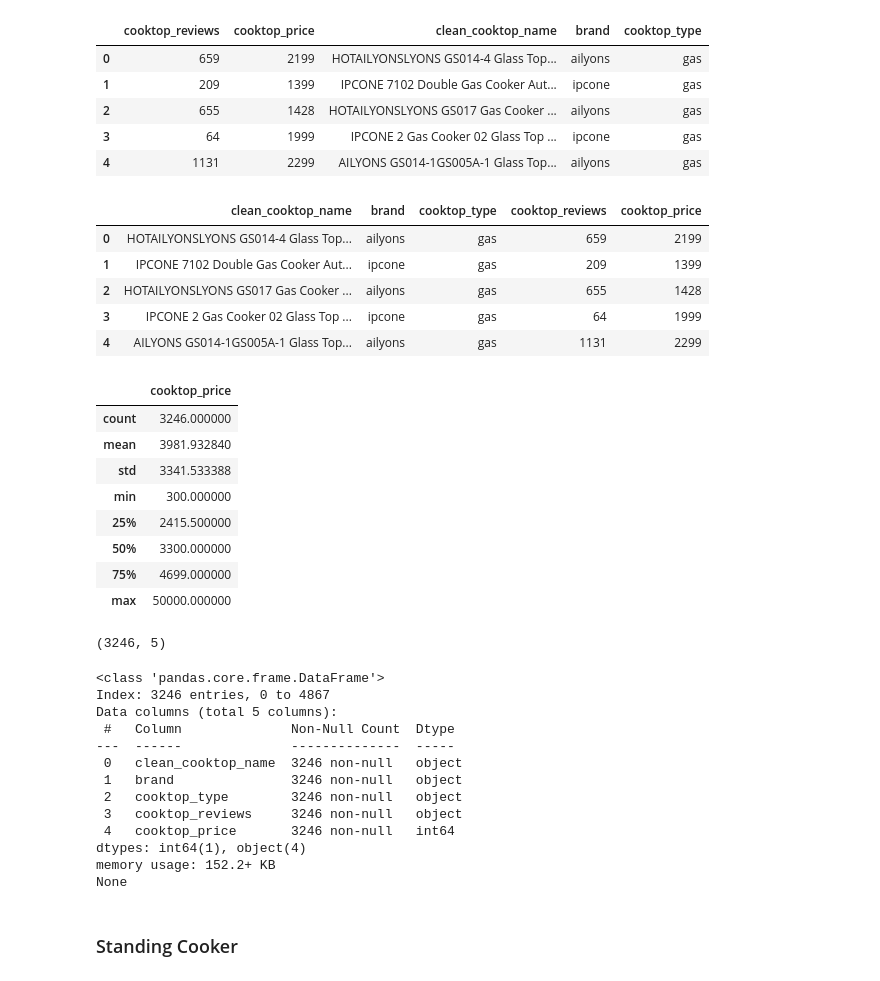
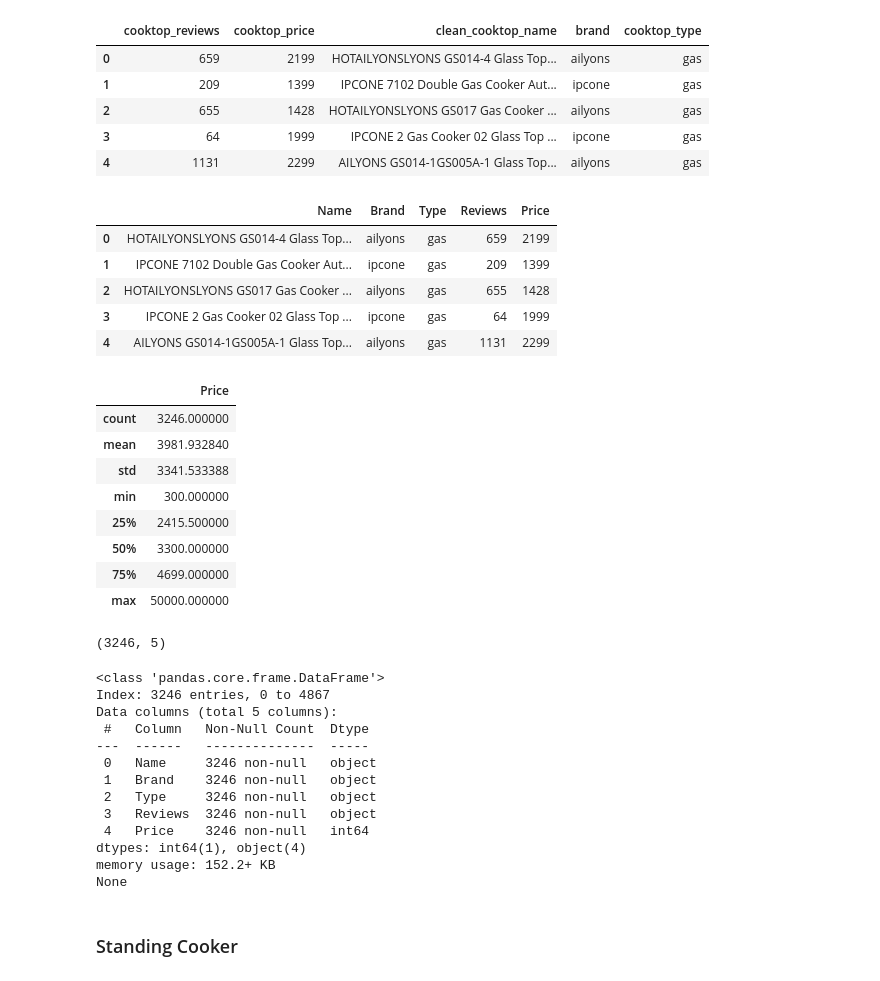
Before and after one commit to HannahMwende/E-commerce-products-analysis, a Jupyter notebook: cookers_cleaning.ipynb, the cells around one changed output. Saved outputs shown, nothing was run; the diff lists cells and outputs as text; code cells hidden in the pictures.

```diff
--- a/cookers_cleaning.ipynb
+++ b/cookers_cleaning.ipynb
@@ -220,9 +220,13 @@ cooktop_no_dupes_df.head()
 # %%
 # restructure the dataframe to have the columns in a more logical order
 cooktop_no_dupes_df = cooktop_no_dupes_df[['clean_cooktop_name', 'brand', 'cooktop_type', 'cooktop_reviews', 'cooktop_price']]
+
+# rename the columns
+cooktop_no_dupes_df = cooktop_no_dupes_df.rename(columns={'clean_cooktop_name': 'Name', 'cooktop_reviews': 'Reviews', 'cooktop_price': 'Price', 'brand': 'Brand', 'cooktop_type': 'Type'})
+
 cooktop_no_dupes_df.head()
 # %% [output]
-|  | clean_cooktop_name | brand | cooktop_type | cooktop_reviews | cooktop_price |
+|  | Name | Brand | Type | Reviews | Price |
 | 0 | HOTAILYONSLYONS GS014-4 Glass Top... | ailyons | gas | 659 | 2199 |
 | 1 | IPCONE 7102 Double Gas Cooker Aut... | ipcone | gas | 209 | 1399 |
 | 2 | HOTAILYONSLYONS GS017 Gas Cooker ... | ailyons | gas | 655 | 1428 |
@@ -231,7 +235,7 @@ cooktop_no_dupes_df.head()
 # %%
 cooktop_no_dupes_df.describe()
 # %% [output]
-|  | cooktop_price |
+|  | Price |
 | count | 3246.000000 |
 | mean | 3981.932840 |
 | std | 3341.533388 |
@@ -250,13 +254,13 @@ print(cooktop_no_dupes_df.info())
 <class 'pandas.core.frame.DataFrame'>
 Index: 3246 entries, 0 to 4867
 Data columns (total 5 columns):
- #   Column              Non-Null Count  Dtype
----  ------              --------------  -----
- 0   clean_cooktop_name  3246 non-null   object
- 1   brand               3246 non-null   object
- 2   cooktop_type        3246 non-null   object
- 3   cooktop_reviews     3246 non-null   object
- 4   cooktop_price       3246 non-null   int64
+ #   Column   Non-Null Count  Dtype
+---  ------   --------------  -----
+ 0   Name     3246 non-null   object
+ 1   Brand    3246 non-null   object
+ 2   Type     3246 non-null   object
+ 3   Reviews  3246 non-null   object
+ 4   Price    3246 non-null   int64
 dtypes: int64(1), object(4)
 memory usage: 152.2+ KB
 None
```
Also changed, not shown: parts of 3 cells of this notebook, 4 other files.
